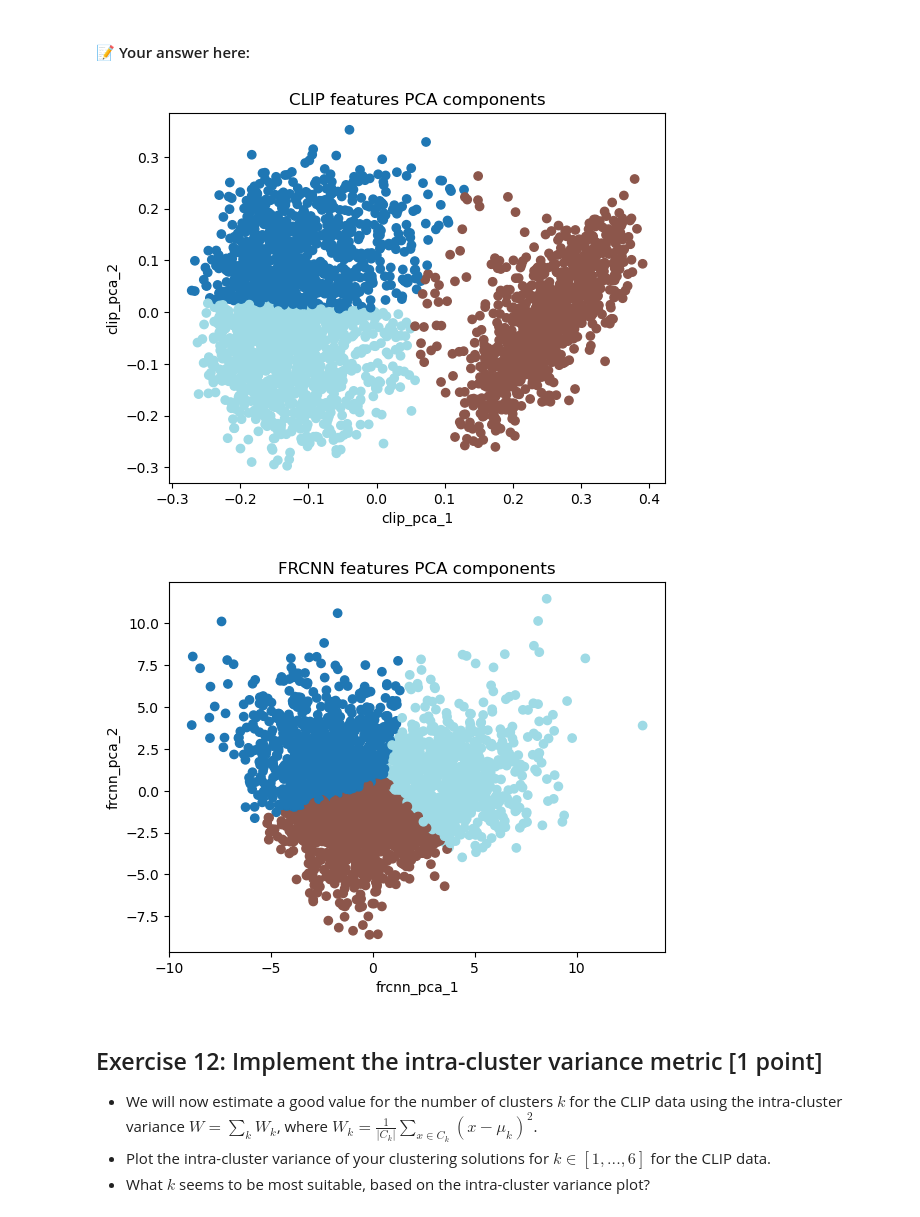
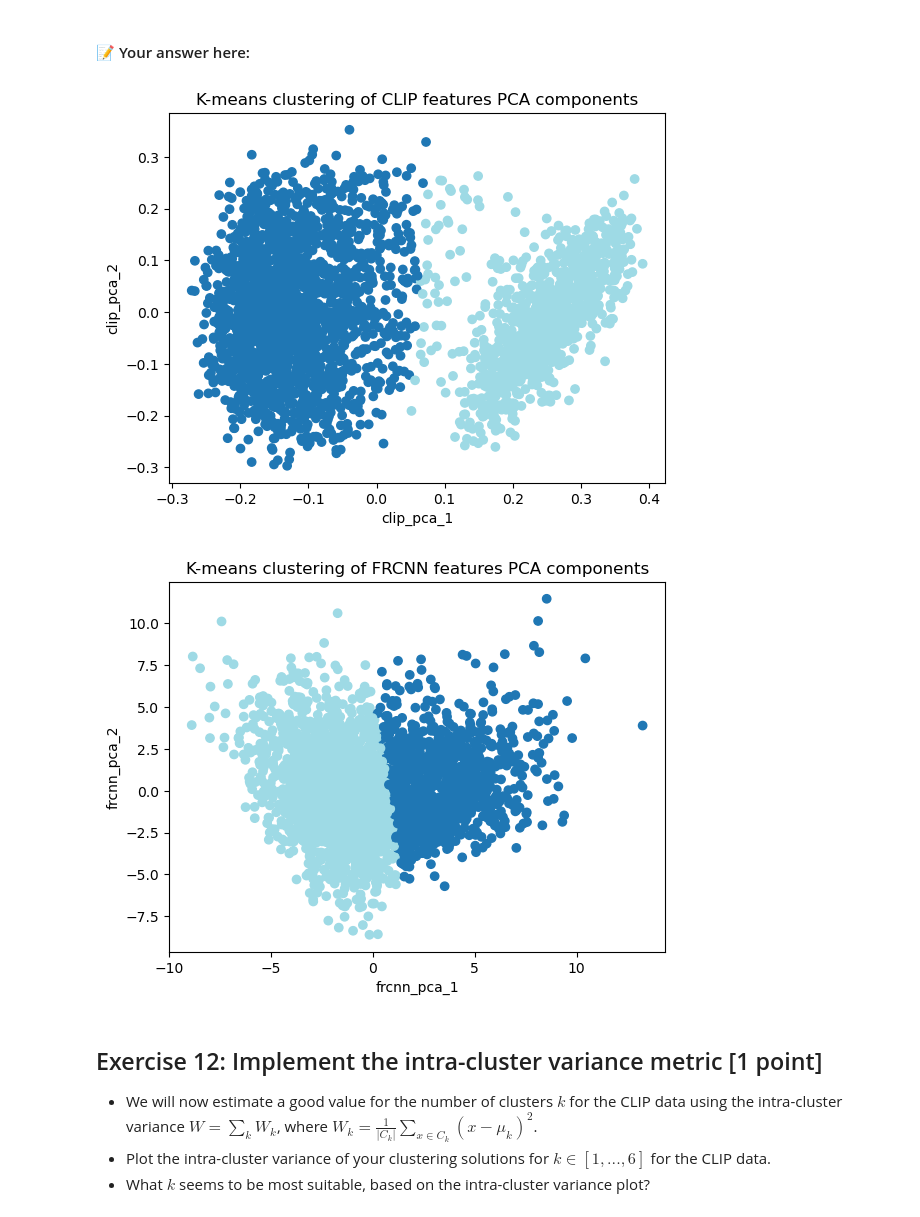
Before and after one commit to maximiliann97/TDA233-Algoritms-ML, a Jupyter notebook: HW3_2023.ipynb, the cells around one changed output. Drawn from its saved outputs; the diff is of its cells as text; code cells hidden in the pictures.

```diff
--- a/HW3_2023.ipynb
+++ b/HW3_2023.ipynb
@@ -1327,24 +1327,10 @@ def k_means(X, k, max_iter=10000):
 import numpy as np
 
 def k_means(X, k, max_iter=100):
-    """
-    Basic k-means algorithm implementation using the Euclidean distance metric.
-
-    Arguments:
-        X: Data matrix of shape (n_samples, n_features).
-        k: Number of clusters.
-        max_iter: Maximum number of iterations to run the algorithm (default=100).
-
-    Returns:
-        centroids: Final centroids of shape (k, n_features).
-        labels: Cluster assignments for each data point of shape (n_samples,).
-    """
-
-    # Randomly initialize centroids from the data
+    # initialize centroids
     centroids_idx = np.random.choice(X.shape[0], k, replace=False)
     centroids = X[centroids_idx]
 
-    # Initialize cluster assignments and iteration counter
     labels = np.zeros(X.shape[0])
     iter_count = 0
 
@@ -1385,38 +1371,38 @@ import numpy as np
 
 def plot_kmean(data, k):
     X = data.to_numpy()
     labels = k_means(X, k)
 
     # Get the unique class labels
     unique_labels = np.unique(labels)
     labels = labels.astype(int)
 
 
     # Define a color map for the classes
     k = len(unique_labels)  # Number of classes
     colors = plt.cm.tab20(np.linspace(0, 1, k))
     cmap = plt.cm.colors.ListedColormap(colors)
 
     # Map each label to a color
     class_colors = np.array([colors[label] for label in labels])
 
     # Plot the data with the color map
     plt.scatter(X[:, 0], X[:, 1], c=class_colors, cmap=cmap)
     plt.xlabel(data.columns[0])
     plt.ylabel(data.columns[1])
     if data.columns[0] == "clip_pca_1":
-        plt.title('CLIP features PCA components')
+        plt.title('K-means clustering of CLIP features PCA components')
     else:
-        plt.title('FRCNN features PCA components')
+        plt.title('K-means clustering of FRCNN features PCA components')
 
     plt.show()
 
-k = 3
+k = 2
 plot_kmean(cluster_data[['clip_pca_1', 'clip_pca_2']], k)
 plot_kmean(cluster_data[['frcnn_pca_1', 'frcnn_pca_2']], k)
 # %% [output]
-[figure, old version]
+[figure, new version]
-[figure, old version]
+[figure, new version]
 # %% [markdown]
 ## Exercise 12: Implement the intra-cluster variance metric [1 point]
 
```
Also changed, not shown: parts of 2 cells of this notebook.
